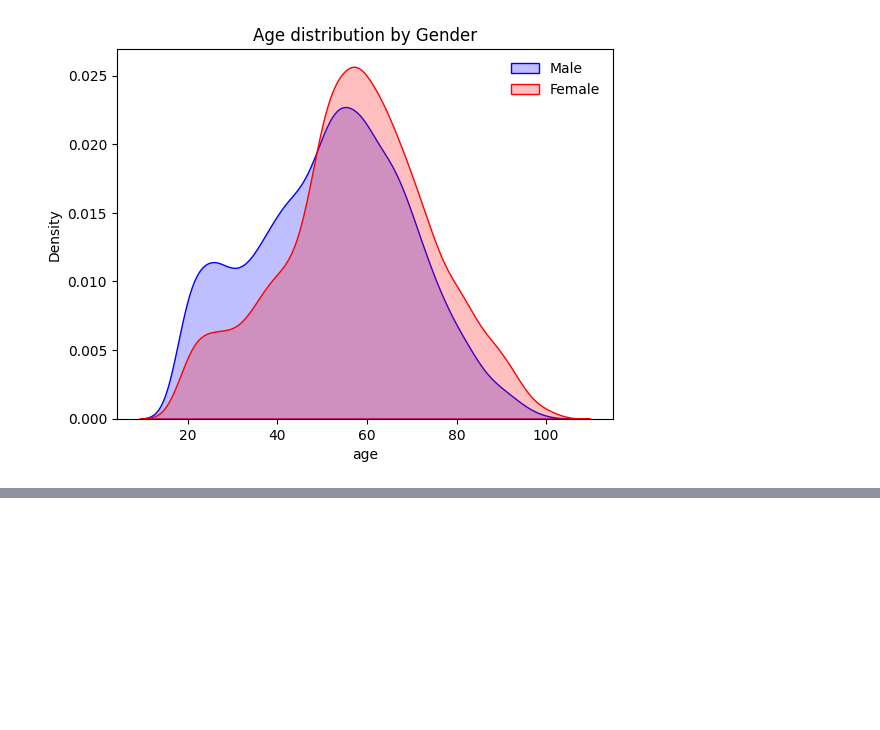
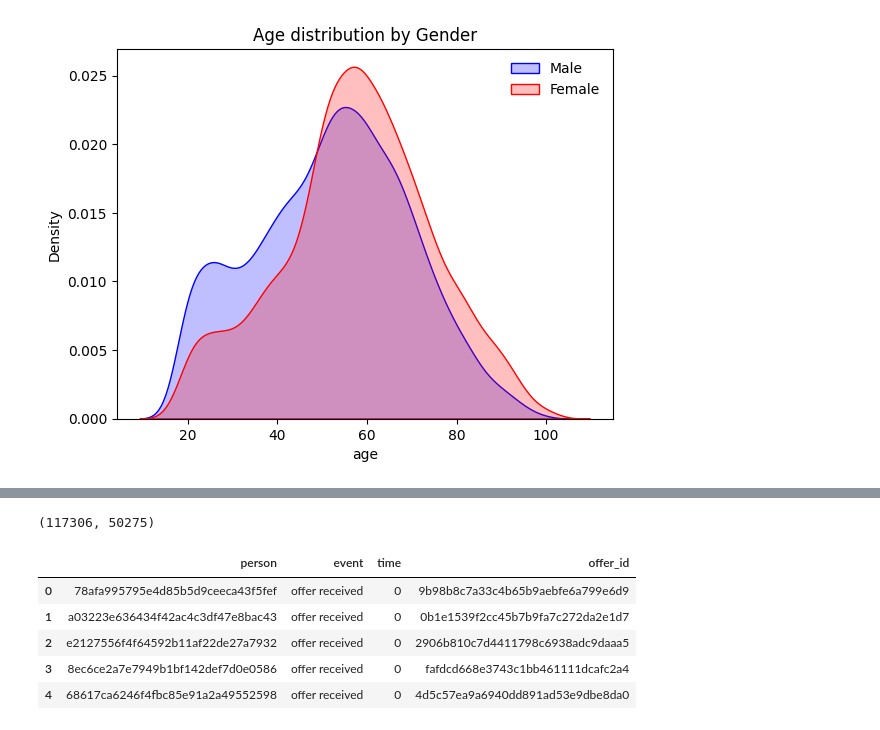
Before and after one commit to Flare200/starbucks-capstone, a Jupyter notebook: Starbucks_Capstone_notebook.ipynb, the cells around one changed output, grey strips where cells are left out. Cells and saved outputs as stored; diff of their text form; code cells hidden in the pictures; blank space fills up the shorter version.

```diff
--- a/Starbucks_Capstone_notebook.ipynb
+++ b/Starbucks_Capstone_notebook.ipynb
@@ -435,0 +500,19 @@ plt.legend(['Male','Female'],frameon=False)
+# %%
+#Set the traning test split to 70:30
+train_size = int(clean_transcript.shape[0]*0.7)
+test_size = clean_transcript.shape[0] - train_size
+train_size, test_size
+# %% [output]
+(117306, 50275)
+# %%
+train_transcript = clean_transcript.iloc[:train_size, :]
+test_transcript = clean_transcript.iloc[train_size:, :]
+# %%
+train_transcript.head()
+# %% [output]
+|  | person | event | time | offer_id |
+| 0 | 78afa995795e4d85b5d9ceeca43f5fef | offer received | 0 | 9b98b8c7a33c4b65b9aebfe6a799e6d9 |
+| 1 | a03223e636434f42ac4c3df47e8bac43 | offer received | 0 | 0b1e1539f2cc45b7b9fa7c272da2e1d7 |
+| 2 | e2127556f4f64592b11af22de27a7932 | offer received | 0 | 2906b810c7d4411798c6938adc9daaa5 |
+| 3 | 8ec6ce2a7e7949b1bf142def7d0e0586 | offer received | 0 | fafdcd668e3743c1bb461111dcafc2a4 |
+| 4 | 68617ca6246f4fbc85e91a2a49552598 | offer received | 0 | 4d5c57ea9a6940dd891ad53e9dbe8da0 |
```
Also changed, not shown: parts of 17 cells of this notebook, 3 other files.
